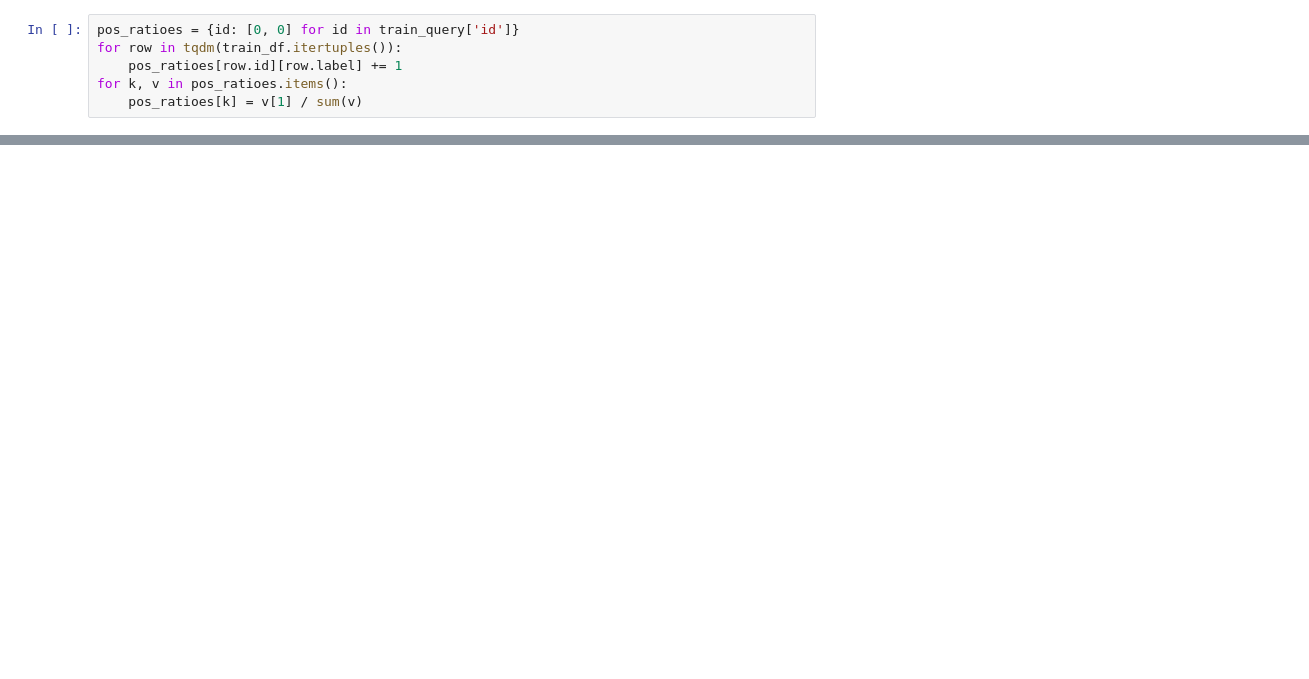
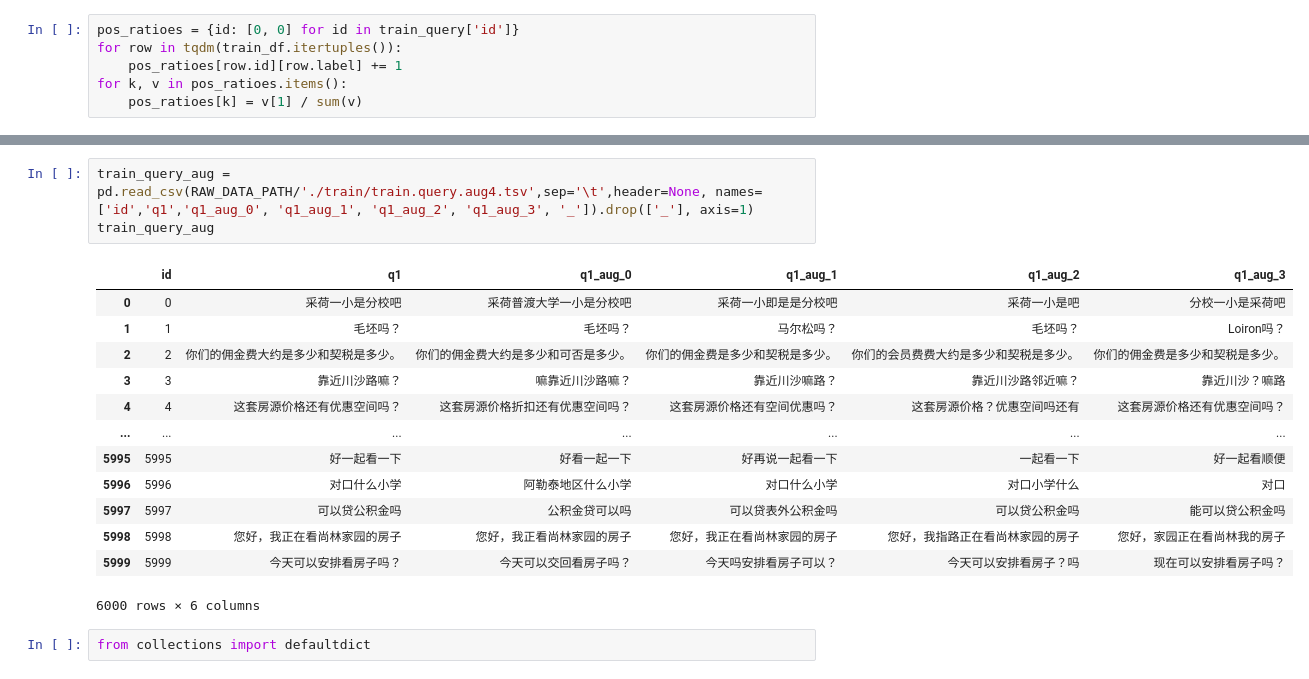
Before and after one commit to AlfredWGA/House-Property-QA, a Jupyter notebook: data/raw_data/stats.ipynb, the cells around one changed output, grey strips where cells are left out. Drawn from its saved outputs; the diff is of its cells as text; blank space fills up the shorter version.

```diff
--- a/data/raw_data/stats.ipynb
+++ b/data/raw_data/stats.ipynb
@@ -81,0 +388,19 @@ plt.show()
+# %%
+train_query_aug = pd.read_csv(RAW_DATA_PATH/'./train/train.query.aug4.tsv',sep='\t',header=None, names=['id','q1','q1_aug_0', 'q1_aug_1', 'q1_aug_2', 'q1_aug_3', '_']).drop(['_'], axis=1)
+train_query_aug
+# %% [output]
+|  | id | q1 | q1_aug_0 | q1_aug_1 | q1_aug_2 | q1_aug_3 |
+| 0 | 0 | 采荷一小是分校吧 | 采荷普渡大学一小是分校吧 | 采荷一小即是是分校吧 | 采荷一小是吧 | 分校一小是采荷吧 |
+| 1 | 1 | 毛坯吗？ | 毛坯吗？ | 马尔松吗？ | 毛坯吗？ | Loiron吗？ |
+| 2 | 2 | 你们的佣金费大约是多少和契税是多少。 | 你们的佣金费大约是多少和可否是多少。 | 你们的佣金费是多少和契税是多少。 | 你们的会员费费大约是多少和契税是多少。 | 你们的佣金费是多少和契税是多少。 |
+| 3 | 3 | 靠近川沙路嘛？ | 嘛靠近川沙路嘛？ | 靠近川沙嘛路？ | 靠近川沙路邻近嘛？ | 靠近川沙？嘛路 |
+| 4 | 4 | 这套房源价格还有优惠空间吗？ | 这套房源价格折扣还有优惠空间吗？ | 这套房源价格还有空间优惠吗？ | 这套房源价格？优惠空间吗还有 | 这套房源价格还有优惠空间吗？ |
+| ... | ... | ... | ... | ... | ... | ... |
+| 5995 | 5995 | 好一起看一下 | 好看一起一下 | 好再说一起看一下 | 一起看一下 | 好一起看顺便 |
+| 5996 | 5996 | 对口什么小学 | 阿勒泰地区什么小学 | 对口什么小学 | 对口小学什么 | 对口 |
+| 5997 | 5997 | 可以贷公积金吗 | 公积金贷可以吗 | 可以贷表外公积金吗 | 可以贷公积金吗 | 能可以贷公积金吗 |
+| 5998 | 5998 | 您好，我正在看尚林家园的房子 | 您好，我正看尚林家园的房子 | 您好，我正在看尚林家园的房子 | 您好，我指路正在看尚林家园的房子 | 您好，家园正在看尚林我的房子 |
+| 5999 | 5999 | 今天可以安排看房子吗？ | 今天可以交回看房子吗？ | 今天吗安排看房子可以？ | 今天可以安排看房子？吗 | 现在可以安排看房子吗？ |
+6000 rows × 6 columns
+# %%
+from collections import defaultdict
```
Also changed, not shown: parts of 67 cells of this notebook, 3 other files.
